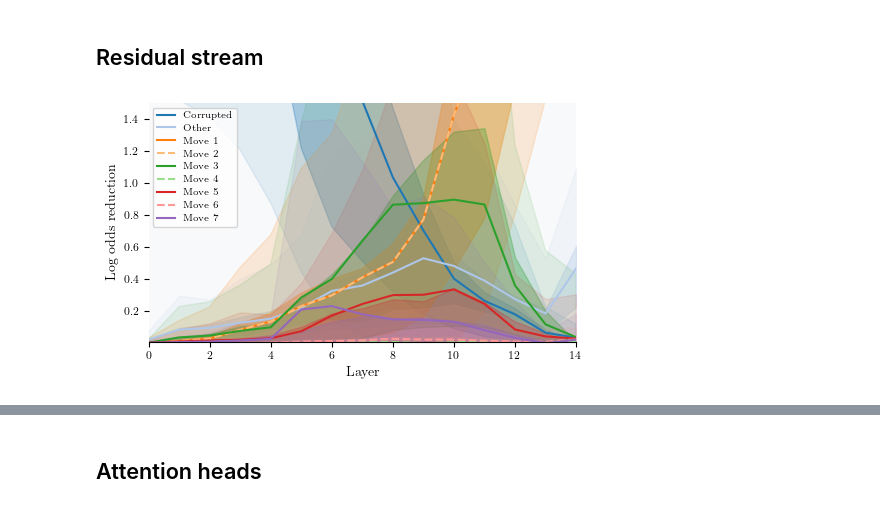
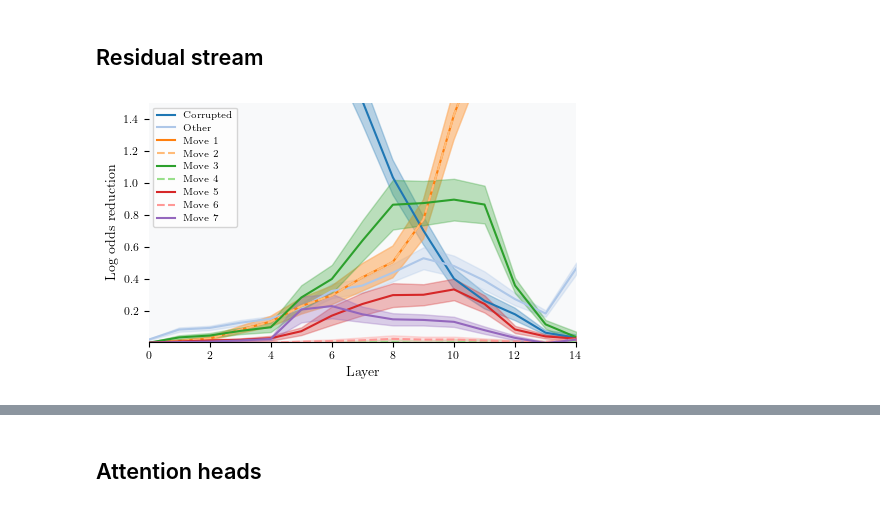
Before and after one commit to diogo-cruz/leela-interp, a Jupyter notebook: paper_figures_tmlr.ipynb, the cells around one changed output, grey strips where cells are left out. Cells and saved outputs as stored; diff of their text form; code cells hidden in the pictures.

```diff
--- a/paper_figures_tmlr.ipynb
+++ b/paper_figures_tmlr.ipynb
@@ -245,9 +242,9 @@ for case in cases:
 # %%
 study = FifthMoveStudy(puzzlename="pv7", load_all=False)
 # %%
-study.plot_residual_effects('n', '1123456', filename="paper_residual_effects_7_1123456", y_max=1.5)
+study.plot_residual_effects('n', '1123456', filename="paper_residual_effects_7_1123456", y_max=1.5, plot_std=True)
 # %% [output]
-[figure, old version]
+[figure, new version]
 # %%
 possibilities = study.get_possibility_list('n', lengths=[7])
 study.plot_residual_effects_grid('n', possibilities, n_cols=3, filename="paper_residual_effects_7", y_max=2, plot_std=True, plot_ci=False)
```
Also changed, not shown: parts of 12 cells of this notebook, 28 other files.
